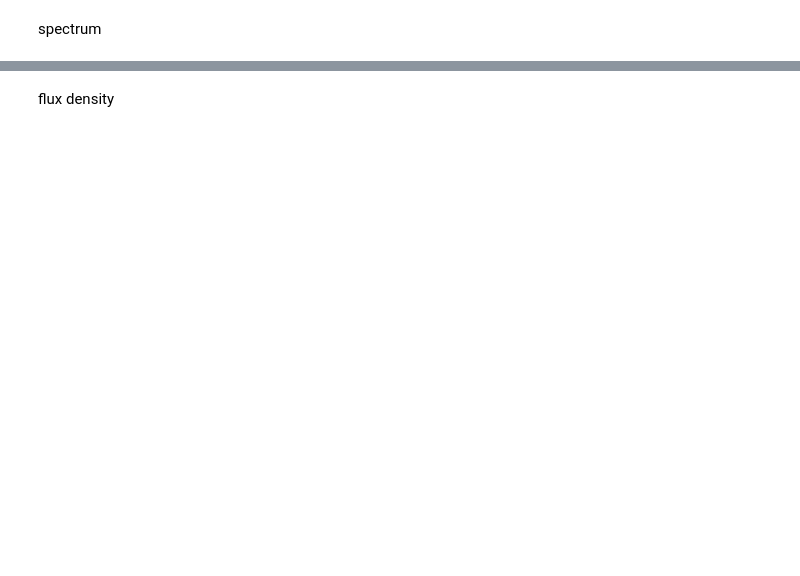
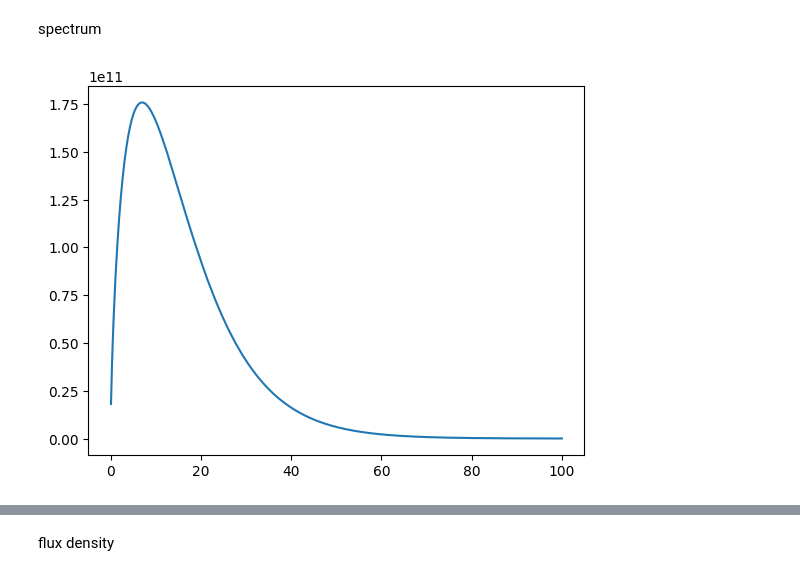
Before and after one commit to lnls-ids/SR-Wave-optics, a Jupyter notebook: srwave/docs/usage.ipynb, the cells around one changed output, grey strips where cells are left out. Saved outputs shown, nothing was run; the diff lists cells and outputs as text; code cells hidden in the pictures; blank space fills up the shorter version.

Commit message:
Update usage notebook with plots

```diff
--- a/srwave/docs/usage.ipynb
+++ b/srwave/docs/usage.ipynb
@@ -12,12 +12,14 @@ spectrum
 # %%
 e = np.linspace(0.1,100,500)*1e3
 
-SR = SynchrotronRadiation(energy=e,d=10,x=0,y=0,field={'BM':[0.5642,3]})
+SR = SynchrotronRadiation(energy=e,d=10,x=0,y=0,field={'BM':[1.4,3]})
 
 arrI, [rangee] = SR.calc_intensity(coords='e',energy=0,X=0,Y=0,polarization='total',intType='SE')
 
 plt.plot(e*1e-3,arrI)
 plt.show()
+# %% [output]
+[figure, added]
 # %%
 e = np.linspace(0.1,100,500)*1e3
 
```
Also changed, not shown: parts of 23 cells of this notebook.
